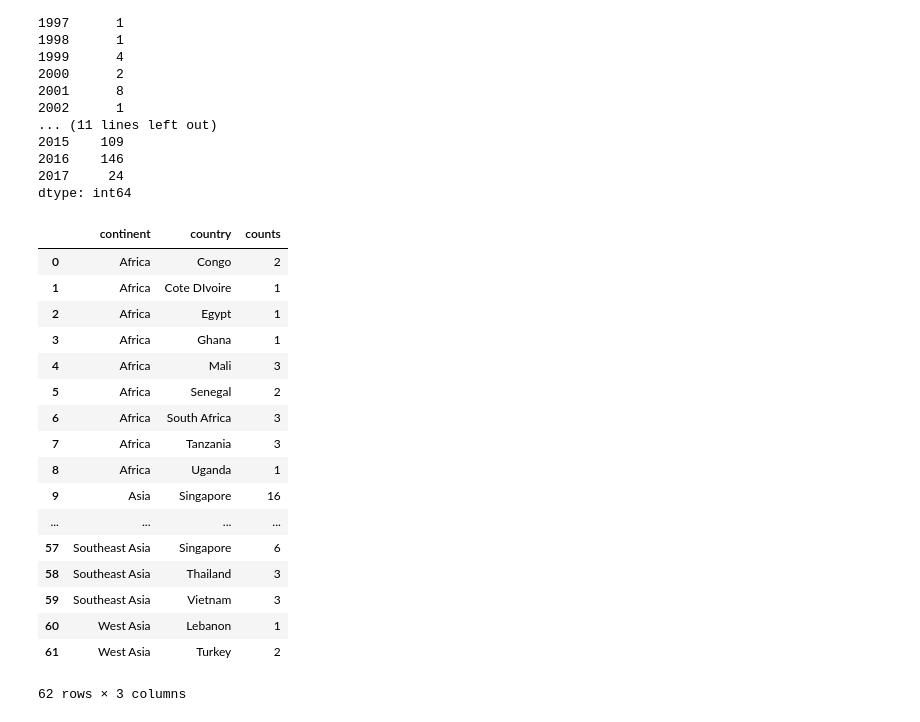
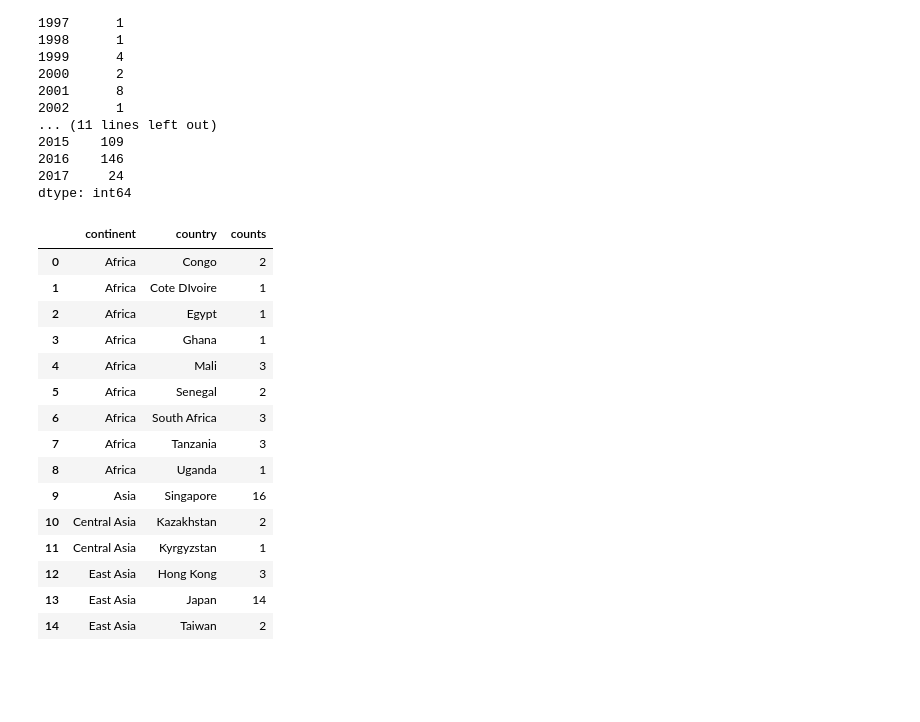
Before and after one commit to vjlab/resources, a Jupyter notebook: content/Tutorial - Pandas.ipynb, the cells around one changed output. Saved outputs shown, nothing was run; the diff lists cells and outputs as text; code cells hidden in the pictures; blank space fills up the shorter version.

```diff
--- a/content/Tutorial - Pandas.ipynb
+++ b/content/Tutorial - Pandas.ipynb
@@ -197,30 +146,28 @@ dtype: int64
 # %%
 # For multiple levels of grouping, say, by continent, then country:
 d1 = d0.groupby(["continent", "country"]).size()
 # Set to a dataframe
 d1 = d1.reset_index()
 # Give it some nice column names
 d1.columns=["continent", "country", "counts"]
 
 # preview it
-d1
+d1.head(15)
 # %% [output]
 |  | continent | country | counts |
 | 0 | Africa | Congo | 2 |
 | 1 | Africa | Cote DIvoire | 1 |
 | 2 | Africa | Egypt | 1 |
 | 3 | Africa | Ghana | 1 |
 | 4 | Africa | Mali | 3 |
 | 5 | Africa | Senegal | 2 |
 | 6 | Africa | South Africa | 3 |
 | 7 | Africa | Tanzania | 3 |
 | 8 | Africa | Uganda | 1 |
 | 9 | Asia | Singapore | 16 |
-| ... | ... | ... | ... |
-| 57 | Southeast Asia | Singapore | 6 |
-| 58 | Southeast Asia | Thailand | 3 |
-| 59 | Southeast Asia | Vietnam | 3 |
-| 60 | West Asia | Lebanon | 1 |
-| 61 | West Asia | Turkey | 2 |
+| 10 | Central Asia | Kazakhstan | 2 |
+| 11 | Central Asia | Kyrgyzstan | 1 |
+| 12 | East Asia | Hong Kong | 3 |
+| 13 | East Asia | Japan | 14 |
+| 14 | East Asia | Taiwan | 2 |
-62 rows × 3 columns
 # %%
```
Also changed, not shown: parts of 6 cells of this notebook.
